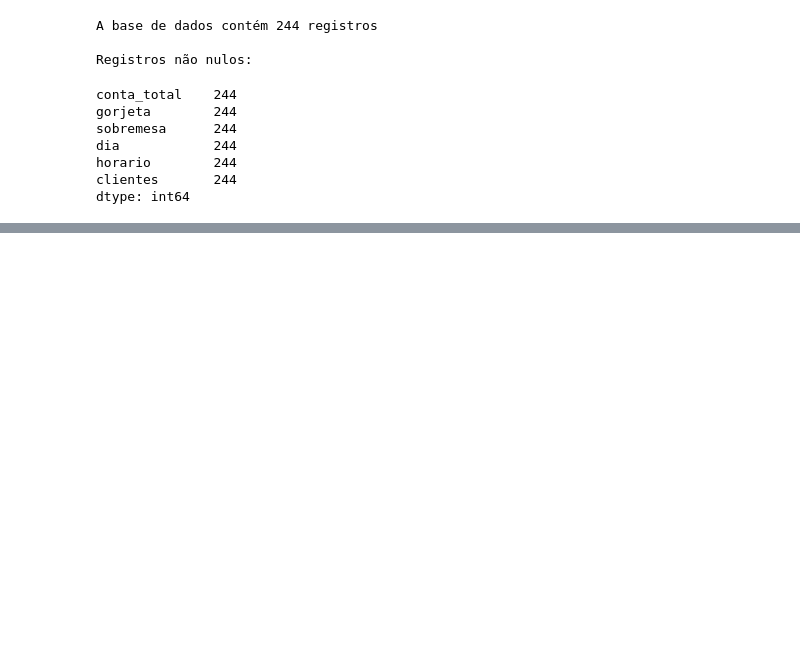
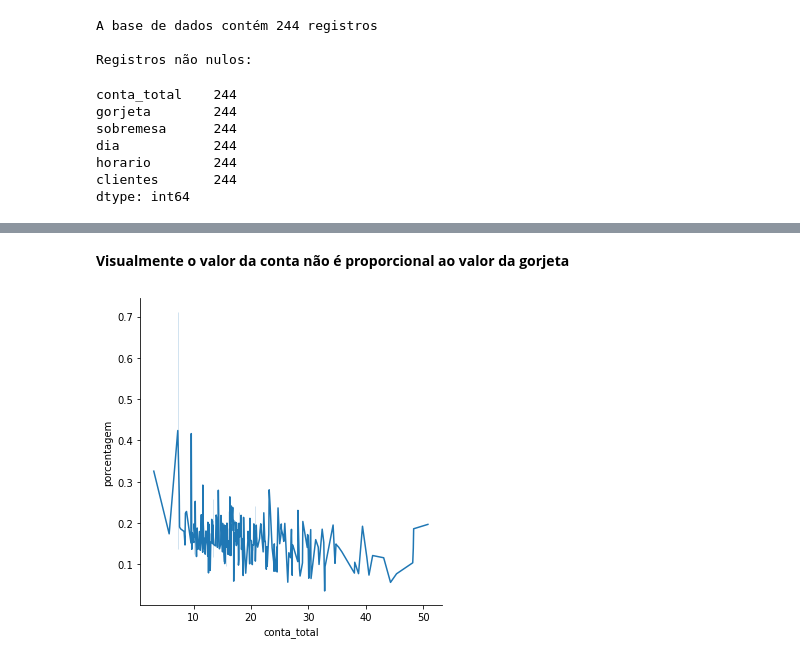
Before and after one commit to MarnieGrenat/Cursos-Alura, a Jupyter notebook: Data-Visualization/EAD-Gorjetas.ipynb, the cells around one changed output, grey strips where cells are left out. Cells and saved outputs as stored; diff of their text form; code cells hidden in the pictures; blank space fills up the shorter version.

```diff
--- a/Data-Visualization/EAD-Gorjetas.ipynb
+++ b/Data-Visualization/EAD-Gorjetas.ipynb
@@ -98,0 +118,6 @@ dtype: int64
+# %% [markdown]
+**Visualmente o valor da conta não é proporcional ao valor da gorjeta**
+# %%
+porcentagem_conta_linha= sns.relplot(x='conta_total', y='porcentagem', kind='line', data=data)
+# %% [output]
+[figure, added]
```
Also changed, not shown: parts of 13 cells of this notebook.
